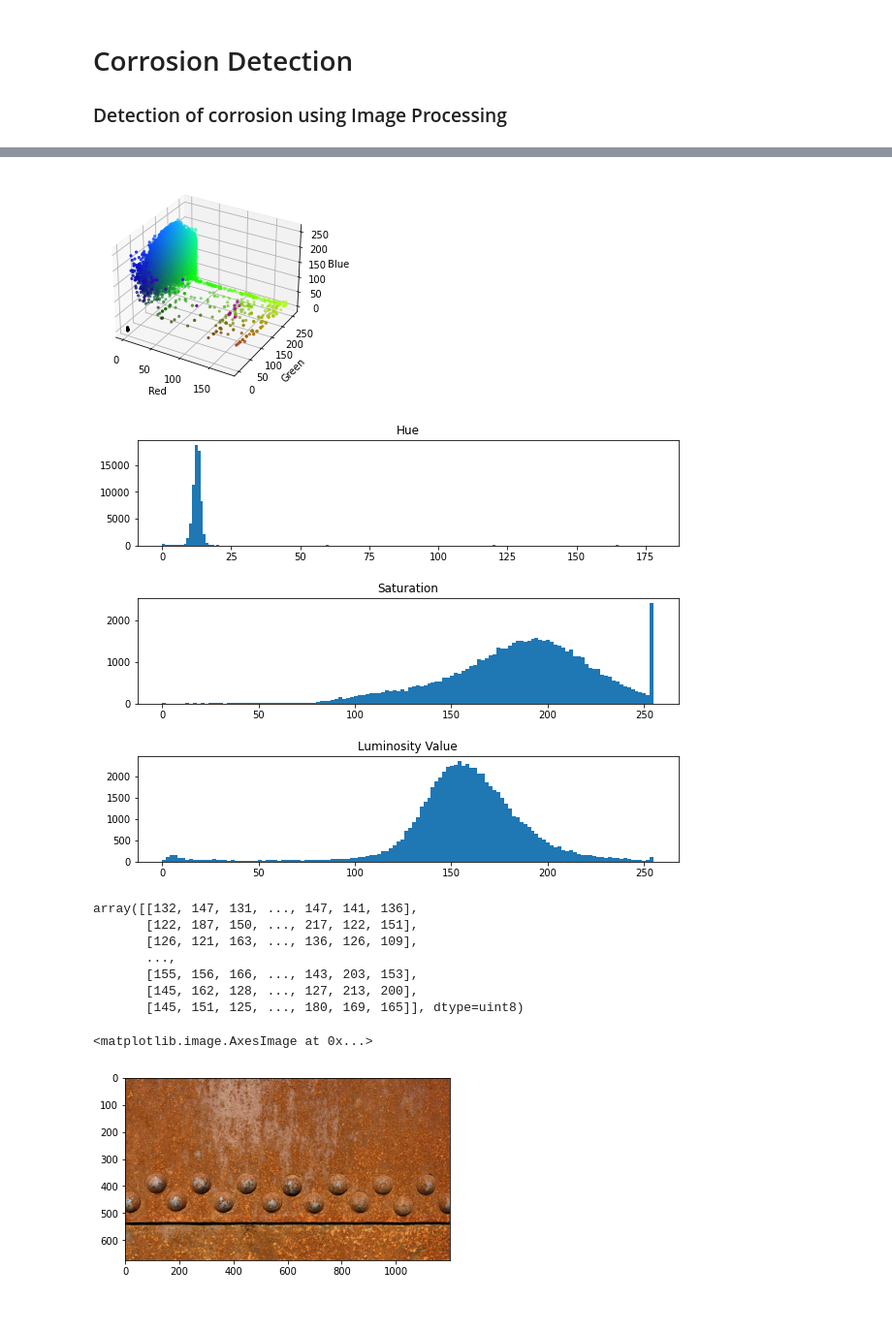
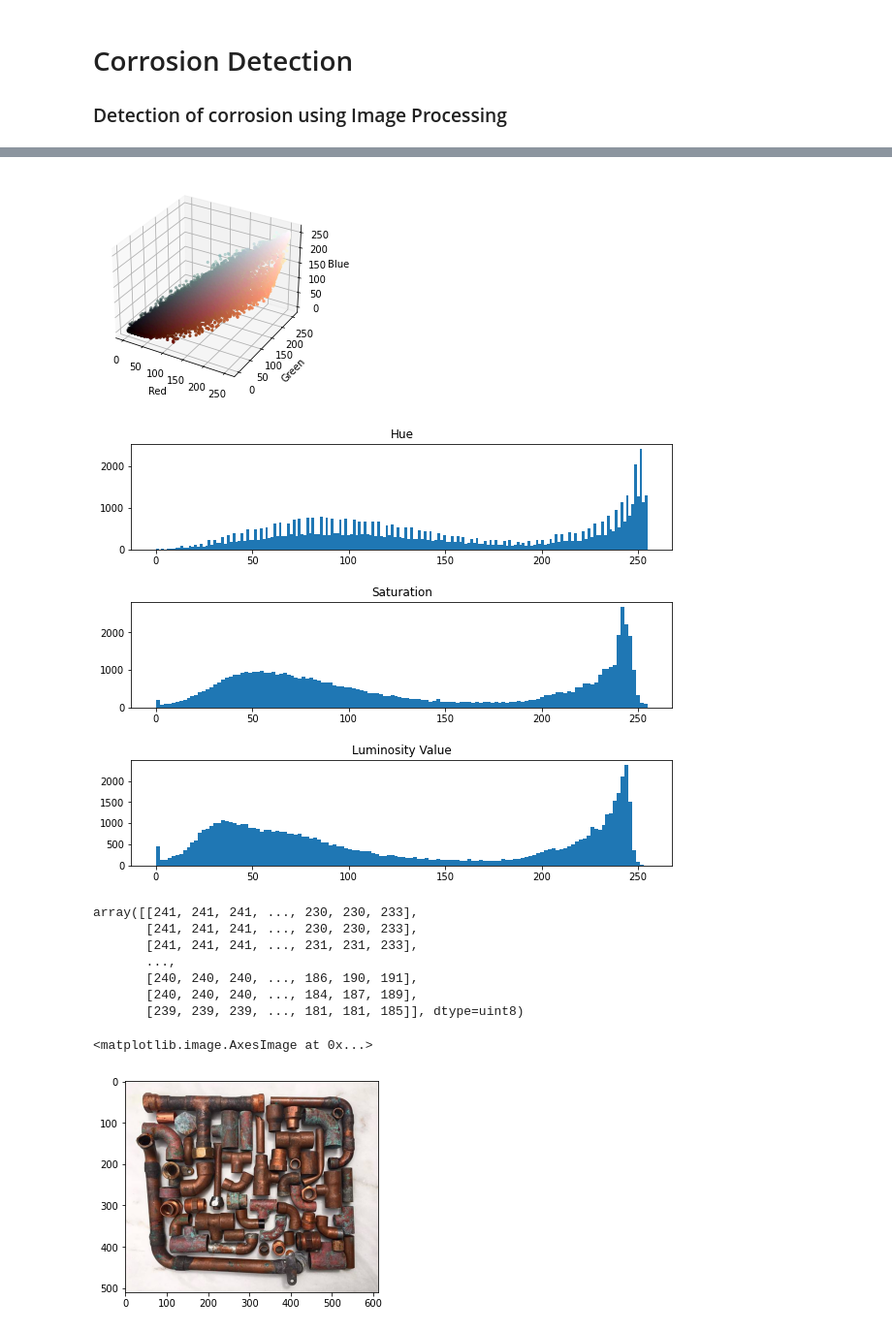
Before and after one commit to RohitAsegaonkar/CorrosionDetection, a Jupyter notebook: CorrosionDetection.ipynb, the cells around one changed output, grey strips where cells are left out. Shown at 97% size. Cells and saved outputs as stored; diff of their text form; code cells hidden in the pictures.

```diff
--- a/CorrosionDetection.ipynb
+++ b/CorrosionDetection.ipynb
@@ -52,10 +27,10 @@ from mpl_toolkits.mplot3d import Axes3D
 from matplotlib import cm
 from matplotlib import colors
 # %%
-r, g, b = cv2.split(IMG)
+r, g, b = cv2.split(resized_img)
 fig = plt.figure()
 axis = fig.add_subplot(1, 1, 1, projection="3d")
-pixel_colors = IMG.reshape((np.shape(IMG)[0]*np.shape(IMG)[1], 3))
+pixel_colors = resized_img.reshape((np.shape(resized_img)[0]*np.shape(resized_img)[1], 3))
 norm = colors.Normalize(vmin=-1.,vmax=1.)
 norm.autoscale(pixel_colors)
 pixel_colors = norm(pixel_colors).tolist()
@@ -65,15 +40,15 @@ axis.set_ylabel("Green")
 axis.set_zlabel("Blue")
 plt.show()
 # %% [output]
-[figure, old version]
+[figure, new version]
 # %%
 from matplotlib import pyplot as plt
 import cv2
 
 
-cv2.cvtColor(IMG, cv2.COLOR_RGB2HSV)
+resized_img2 = cv2.cvtColor(resized_img, cv2.COLOR_RGB2HSV)
 
-H, S, V = IMG[:,:,0],IMG[:,:,1],IMG[:,:,2]
+H, S, V = resized_img[:,:,0],resized_img[:,:,1],resized_img[:,:,2]
 
 plt.figure(figsize=(10,8))
 plt.subplot(311)                             #plot in the first cell
@@ -89,20 +64,18 @@ plt.hist(np.ndarray.flatten(V), bins=128)
 plt.show()
 V
 # %% [output]
-[figure, old version]
+[figure, new version]
-array([[132, 147, 131, ..., 147, 141, 136],
-       [122, 187, 150, ..., 217, 122, 151],
-       [126, 121, 163, ..., 136, 126, 109],
+array([[241, 241, 241, ..., 230, 230, 233],
+       [241, 241, 241, ..., 230, 230, 233],
+       [241, 241, 241, ..., 231, 231, 233],
        ...,
-       [155, 156, 166, ..., 143, 203, 153],
-       [145, 162, 128, ..., 127, 213, 200],
-       [145, 151, 125, ..., 180, 169, 165]], dtype=uint8)
+       [240, 240, 240, ..., 186, 190, 191],
+       [240, 240, 240, ..., 184, 187, 189],
+       [239, 239, 239, ..., 181, 181, 185]], dtype=uint8)
-# %%
-Org= cv2.imread('Images/testimg1.jpeg')
-org = cv2.cvtColor(Org, cv2.COLOR_BGR2RGB)
-frame=cv2.cvtColor(Org, cv2.COLOR_BGR2HSV)
-plt.imshow(org)
-# %% [output]
-<matplotlib.image.AxesImage at 0x...>
-[figure, removed]
+# %%
+frame=cv2.cvtColor(resized_img, cv2.COLOR_BGR2HSV)
+plt.imshow(frame)
+# %% [output]
+<matplotlib.image.AxesImage at 0x...>
+[figure, added]
 # %%
```
Also changed, not shown: parts of 8 cells of this notebook, 9 other files.
